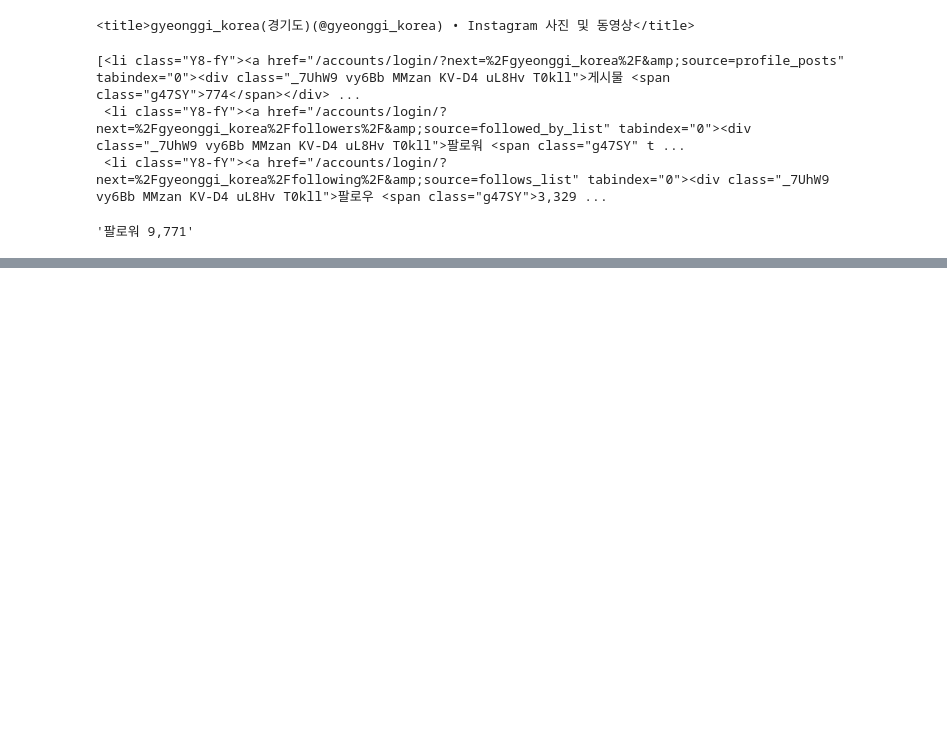
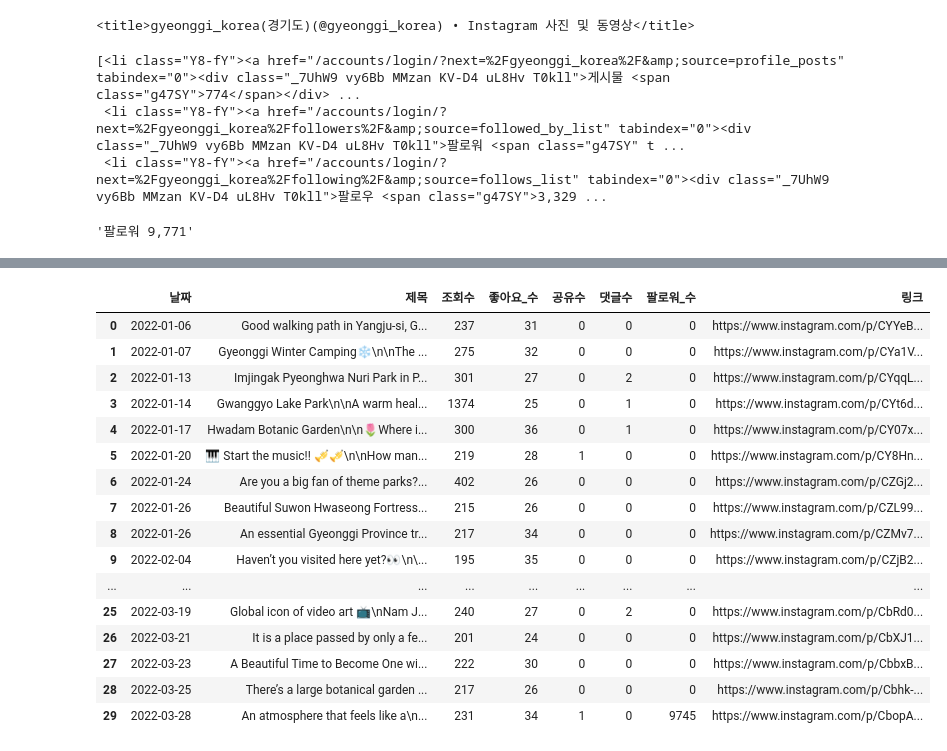
Before and after one commit to kbjung/Wantreez, a Jupyter notebook: Crawling/test.ipynb, the cells around one changed output, grey strips where cells are left out. Cells and saved outputs as stored; diff of their text form; code cells hidden in the pictures; blank space fills up the shorter version.

```diff
--- a/Crawling/test.ipynb
+++ b/Crawling/test.ipynb
@@ -30,0 +60,20 @@ page[1].text
+# %%
+df
+# %% [output]
+|  | 날짜 | 제목 | 조회수 | 좋아요_수 | 공유수 | 댓글수 | 팔로워_수 | 링크 |
+| 0 | 2022-01-06 | Good walking path in Yangju-si, G... | 237 | 31 | 0 | 0 | 0 | https://www.instagram.com/p/CYYeB... |
+| 1 | 2022-01-07 | Gyeonggi Winter Camping❄️\n\nThe ... | 275 | 32 | 0 | 0 | 0 | https://www.instagram.com/p/CYa1V... |
+| 2 | 2022-01-13 | Imjingak Pyeonghwa Nuri Park in P... | 301 | 27 | 0 | 2 | 0 | https://www.instagram.com/p/CYqqL... |
+| 3 | 2022-01-14 | Gwanggyo Lake Park\n\nA warm heal... | 1374 | 25 | 0 | 1 | 0 | https://www.instagram.com/p/CYt6d... |
+| 4 | 2022-01-17 | Hwadam Botanic Garden\n\n🌷Where i... | 300 | 36 | 0 | 1 | 0 | https://www.instagram.com/p/CY07x... |
+| 5 | 2022-01-20 | 🎹 Start the music!! 🎺🎺\n\nHow man... | 219 | 28 | 1 | 0 | 0 | https://www.instagram.com/p/CY8Hn... |
+| 6 | 2022-01-24 | Are you a big fan of theme parks?... | 402 | 26 | 0 | 0 | 0 | https://www.instagram.com/p/CZGj2... |
+| 7 | 2022-01-26 | Beautiful Suwon Hwaseong Fortress... | 215 | 26 | 0 | 0 | 0 | https://www.instagram.com/p/CZL99... |
+| 8 | 2022-01-26 | An essential Gyeonggi Province tr... | 217 | 34 | 0 | 0 | 0 | https://www.instagram.com/p/CZMv7... |
+| 9 | 2022-02-04 | Haven’t you visited here yet?👀\n\... | 195 | 35 | 0 | 0 | 0 | https://www.instagram.com/p/CZjB2... |
+| ... | ... | ... | ... | ... | ... | ... | ... | ... |
+| 25 | 2022-03-19 | Global icon of video art 📺\nNam J... | 240 | 27 | 0 | 2 | 0 | https://www.instagram.com/p/CbRd0... |
+| 26 | 2022-03-21 | It is a place passed by only a fe... | 201 | 24 | 0 | 0 | 0 | https://www.instagram.com/p/CbXJ1... |
+| 27 | 2022-03-23 | A Beautiful Time to Become One wi... | 222 | 30 | 0 | 0 | 0 | https://www.instagram.com/p/CbbxB... |
+| 28 | 2022-03-25 | There’s a large botanical garden ... | 217 | 26 | 0 | 0 | 0 | https://www.instagram.com/p/Cbhk-... |
+| 29 | 2022-03-28 | An atmosphere that feels like a\n... | 231 | 34 | 1 | 0 | 9745 | https://www.instagram.com/p/CbopA... |
```
Also changed, not shown: parts of 8 cells of this notebook.
